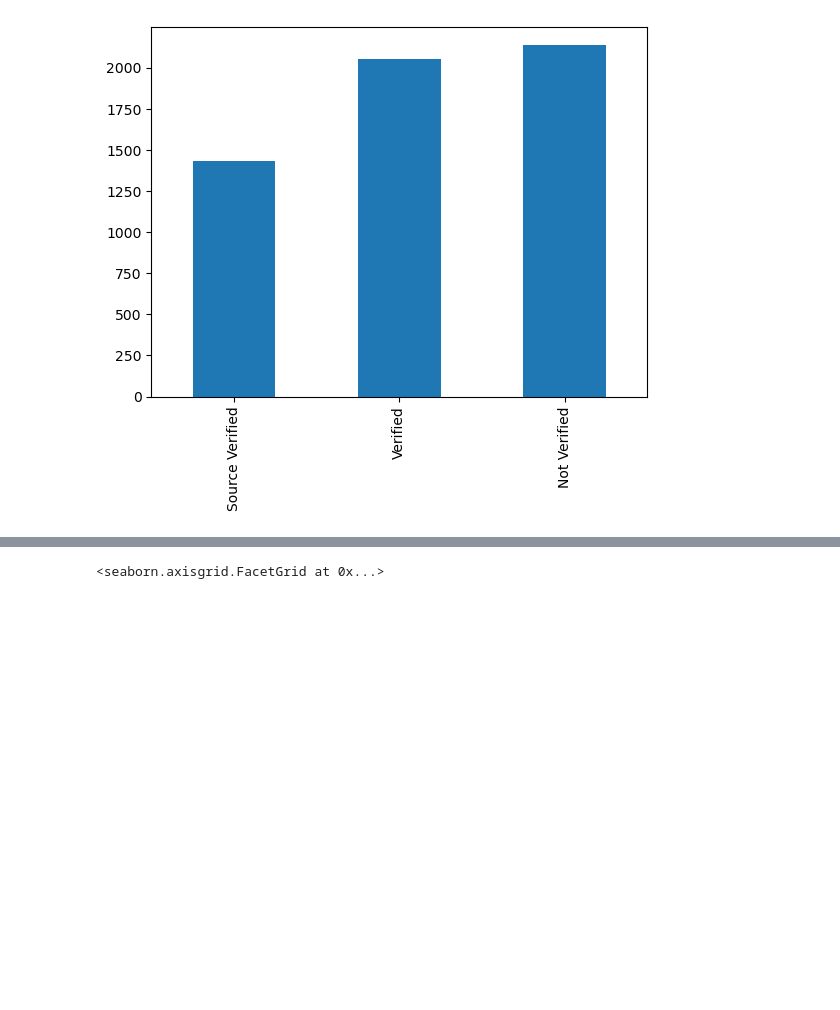
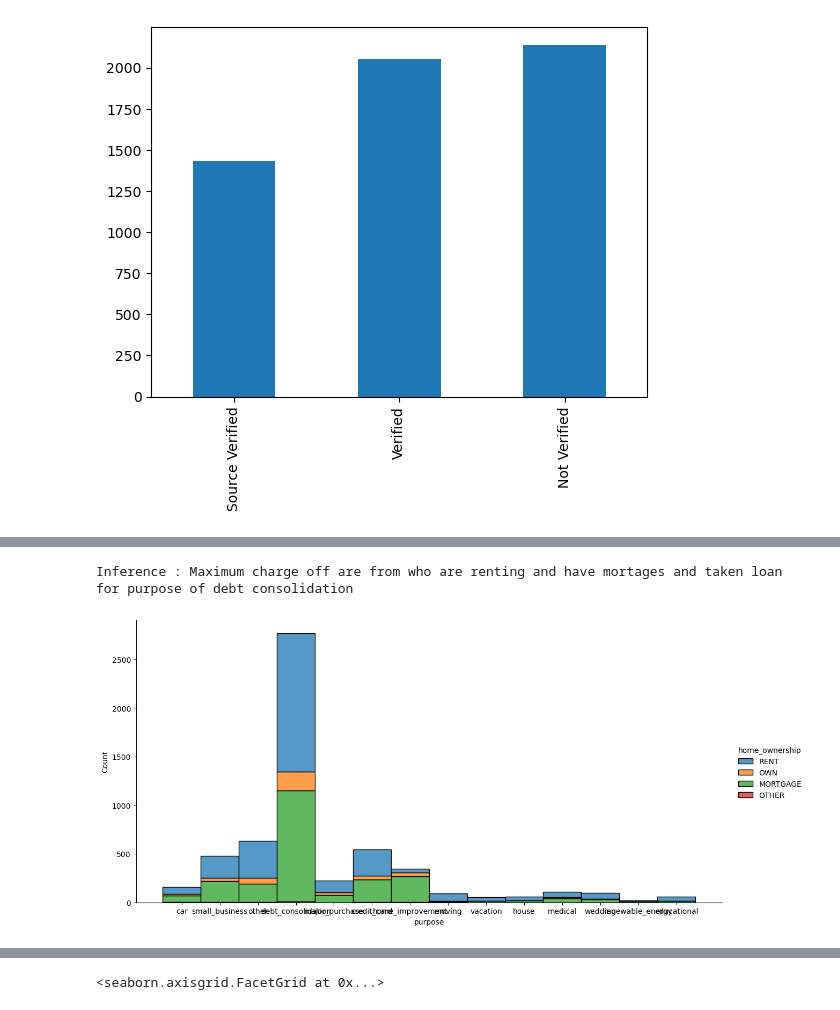
Before and after one commit to zuhair30/Lending_Club_Case_Study_SYEDandNAAZ, a Jupyter notebook: SYED_ZUHAIR_ABBAS.ipynb, the cells around one changed output, grey strips where cells are left out. Saved outputs shown, nothing was run; the diff lists cells and outputs as text; code cells hidden in the pictures; blank space fills up the shorter version.

```diff
--- a/SYED_ZUHAIR_ABBAS.ipynb
+++ b/SYED_ZUHAIR_ABBAS.ipynb
@@ -206,3 +236,9 @@ Inference : Not much visibility by this data
+# %%
+sns.displot(data=rslt_df, x="purpose", hue="home_ownership", multiple="stack",height =6, aspect=2)
+print("Inference : Maximum charge off are from who are renting and have mortages and taken loan for purpose of debt consolidation")
+# %% [output]
+Inference : Maximum charge off are from who are renting and have mortages and taken loan for purpose of debt consolidation
+[figure, added]
 # %%
 print("Data distribution by Address State")
 print("========================================")
```
Also changed, not shown: parts of 24 cells of this notebook.
